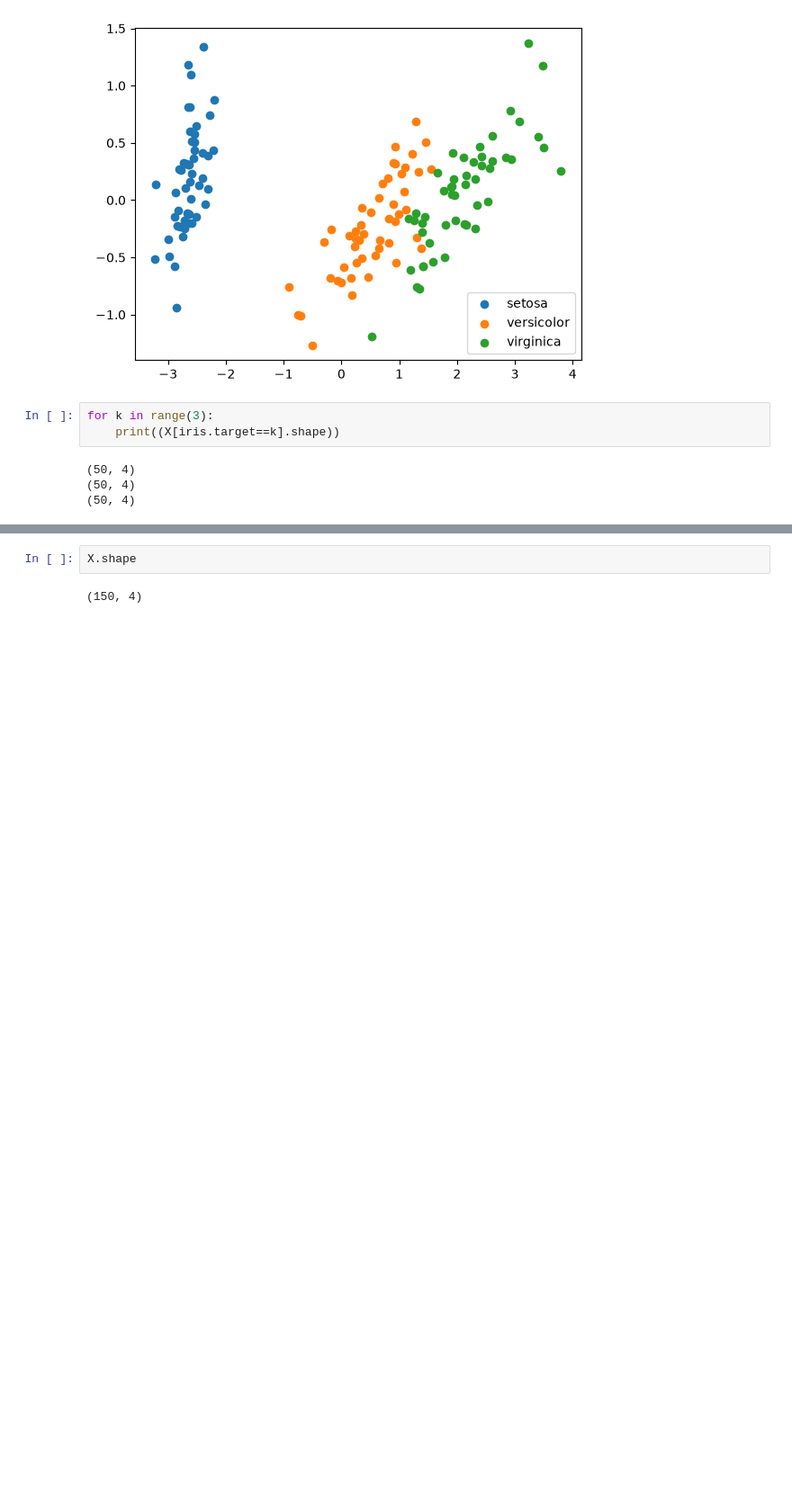
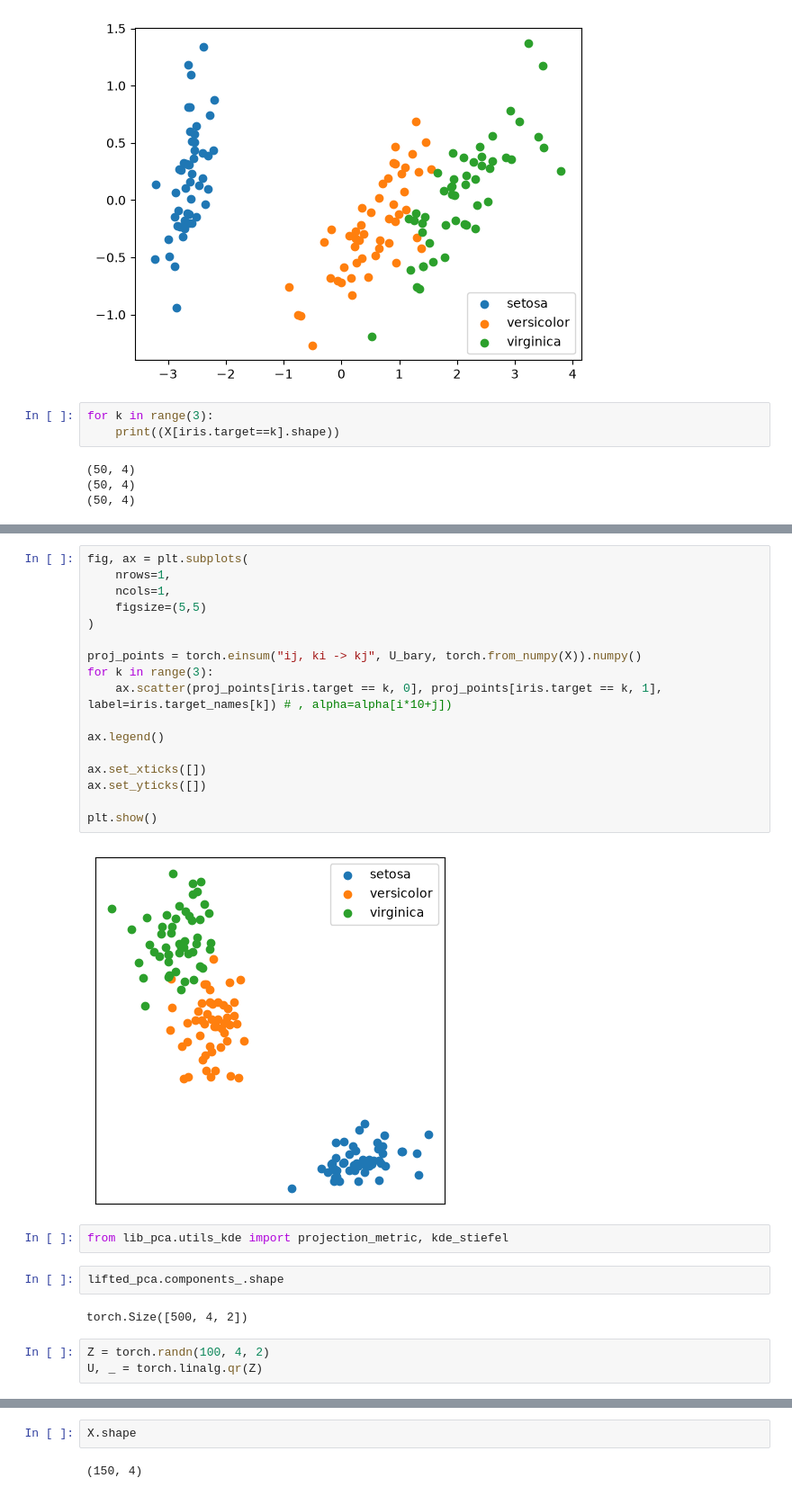
Before and after one commit to clbonet/Lifting_PCA_Wasserstein_Space, a Jupyter notebook: LiftedPCA_Iris.ipynb, the cells around one changed output, grey strips where cells are left out. Shown at 90% size. Cells and saved outputs as stored; diff of their text form; blank space fills up the shorter version.

Commit message:
First try Stiefel KDE

```diff
--- a/LiftedPCA_Iris.ipynb
+++ b/LiftedPCA_Iris.ipynb
@@ -97,0 +79,28 @@ tensor([[-0.3614,  0.6566],
+# %%
+fig, ax = plt.subplots(
+    nrows=1,
+    ncols=1,
+    figsize=(5,5)
+)
+
+proj_points = torch.einsum("ij, ki -> kj", U_bary, torch.from_numpy(X)).numpy()
+for k in range(3):
+    ax.scatter(proj_points[iris.target == k, 0], proj_points[iris.target == k, 1], label=iris.target_names[k]) # , alpha=alpha[i*10+j])
+
+ax.legend()
+
+ax.set_xticks([])
+ax.set_yticks([])
+
+plt.show()
+# %% [output]
+[figure, added]
+# %%
+from lib_pca.utils_kde import projection_metric, kde_stiefel
+# %%
+lifted_pca.components_.shape
+# %% [output]
+torch.Size([500, 4, 2])
+# %%
+Z = torch.randn(100, 4, 2)
+U, _ = torch.linalg.qr(Z)
```
Also changed, not shown: parts of 13 cells of this notebook, 2 other files.
